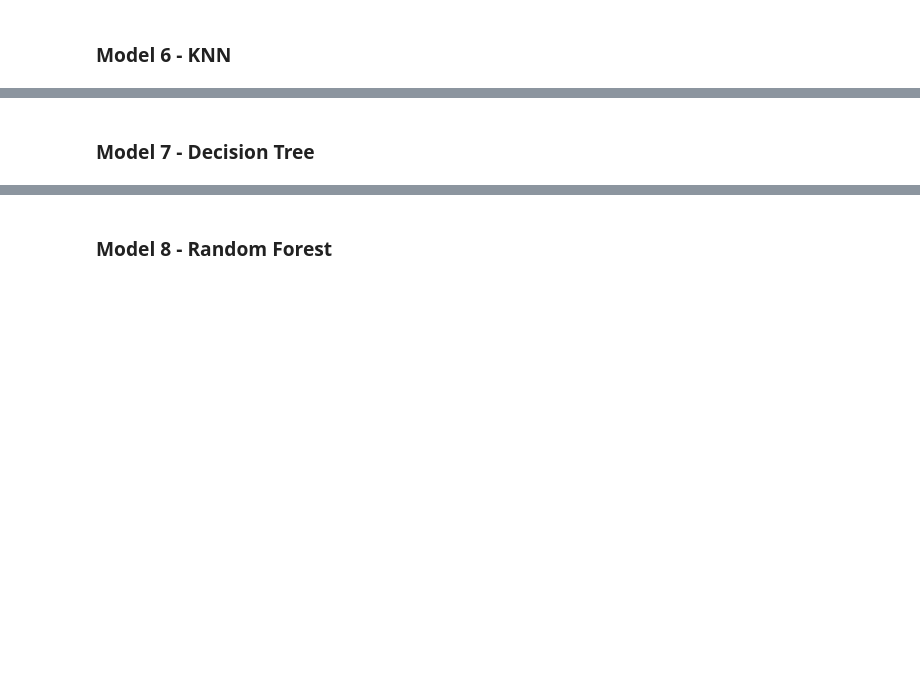
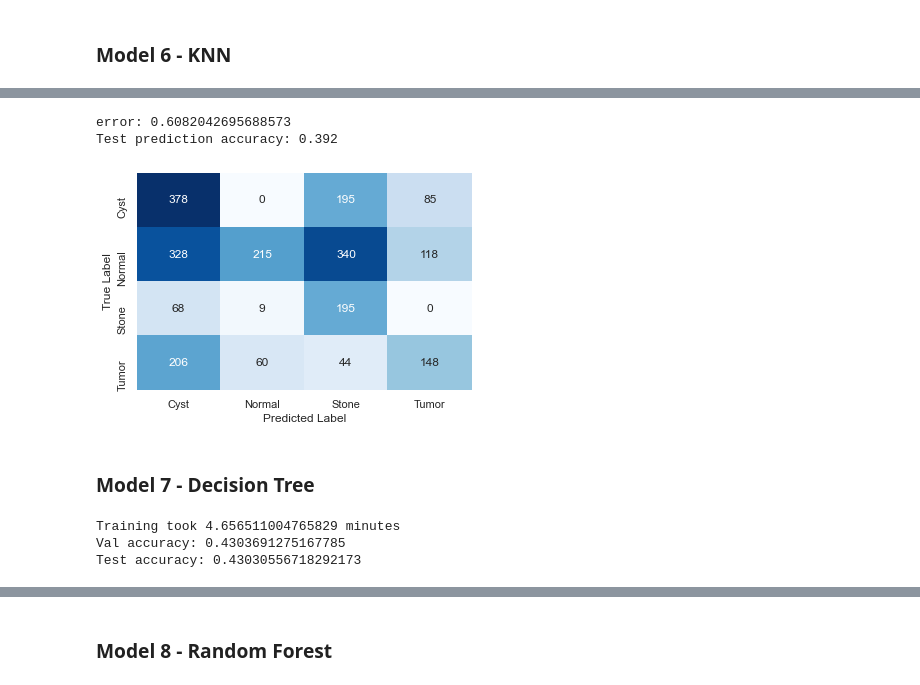
Before and after one commit to kara-christensen/CarriganNeginKaraFinalProject, a Jupyter notebook: Final_Project.ipynb, the cells around one changed output, grey strips where cells are left out. Cells and saved outputs as stored; diff of their text form; code cells hidden in the pictures; blank space fills up the shorter version.

```diff
--- a/Final_Project.ipynb
+++ b/Final_Project.ipynb
@@ -1548,8 +1602,23 @@ print('Val prediction accuracy: %.3f'% (1-error))
 # %%
 y_pred = model5.predict(X_test_flat)
 error = (y_test != y_pred).sum()/len(y_pred)
 print('error:', error)
 print('Test prediction accuracy: %.3f'% (1-error))
+
+confusion_matrix = tf.math.confusion_matrix(y_test, y_pred)
+
+# Use a heatmap plot to display it.
+ax = sns.heatmap(confusion_matrix, annot=True, fmt='.3g', cmap='Blues',
+                 xticklabels=['Cyst','Normal','Stone','Tumor'], yticklabels=['Cyst','Normal','Stone','Tumor'],
+                 cbar=False)
+
+# Add axis labels.
+ax.set(xlabel='Predicted Label', ylabel='True Label')
+plt.show()
+# %% [output]
+error: 0.6082042695688573
+Test prediction accuracy: 0.392
+[figure, added]
 # %% [markdown]
 ### Model 7 - Decision Tree
 # %%
@@ -1560,9 +1629,16 @@ from IPython.display import Image, display
 # %%
 # Train a decision tree classifier.
 dt = DecisionTreeClassifier(criterion='entropy', min_samples_split=10)
+startTime = time.time()
 dt.fit(X_train_flat, y_train)
+endTime = time.time()
+print('Training took ' + str((endTime - startTime)/60) + ' minutes')
 print('Val accuracy:', dt.score(X_val_flat, y_val))
 print('Test accuracy:', dt.score(X_test_flat, y_test))
+# %% [output]
+Training took 4.656511004765829 minutes
+Val accuracy: 0.4303691275167785
+Test accuracy: 0.43030556718292173
 # %%
 # Export and visualize the trained tree
 import os
```
Also changed, not shown: parts of 18 cells of this notebook.
